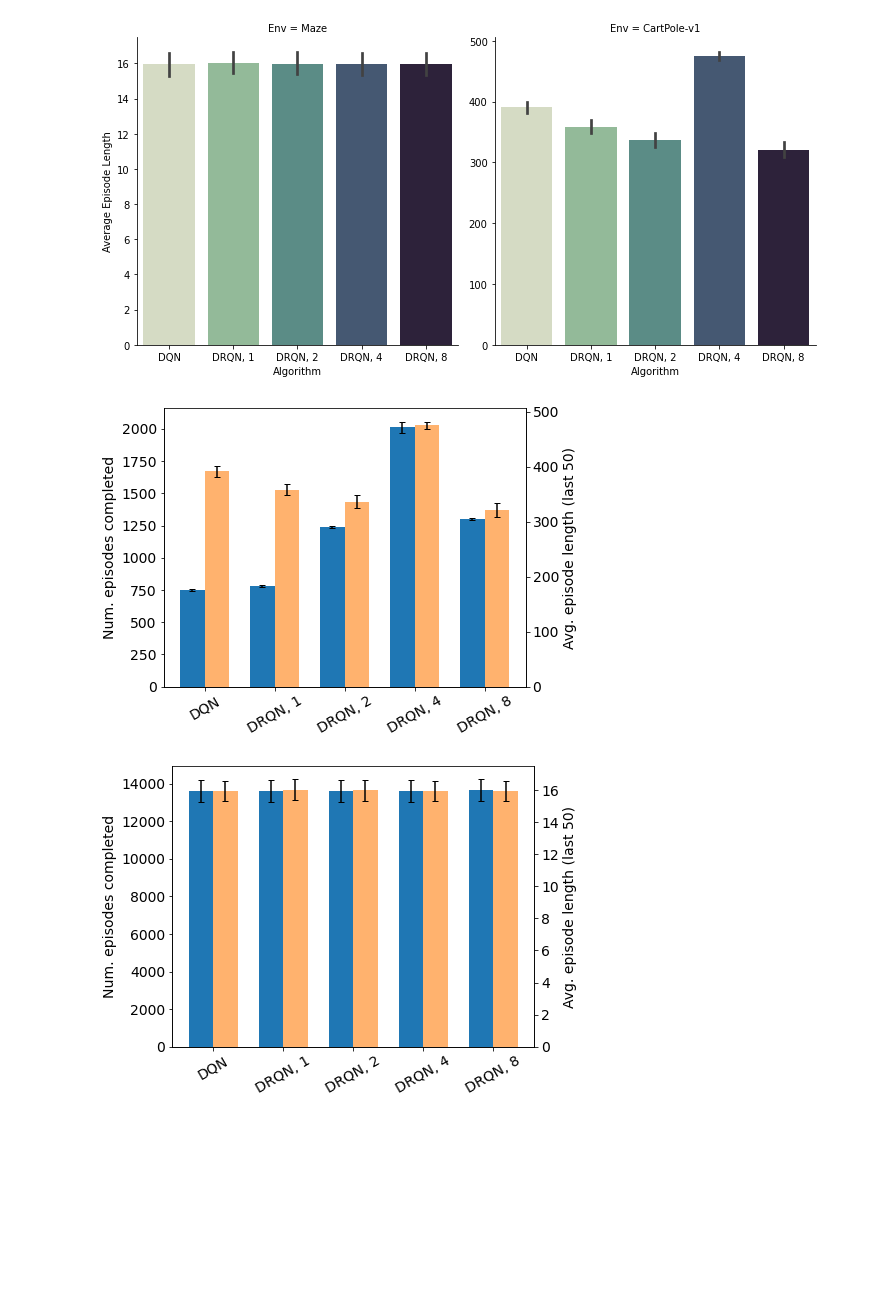
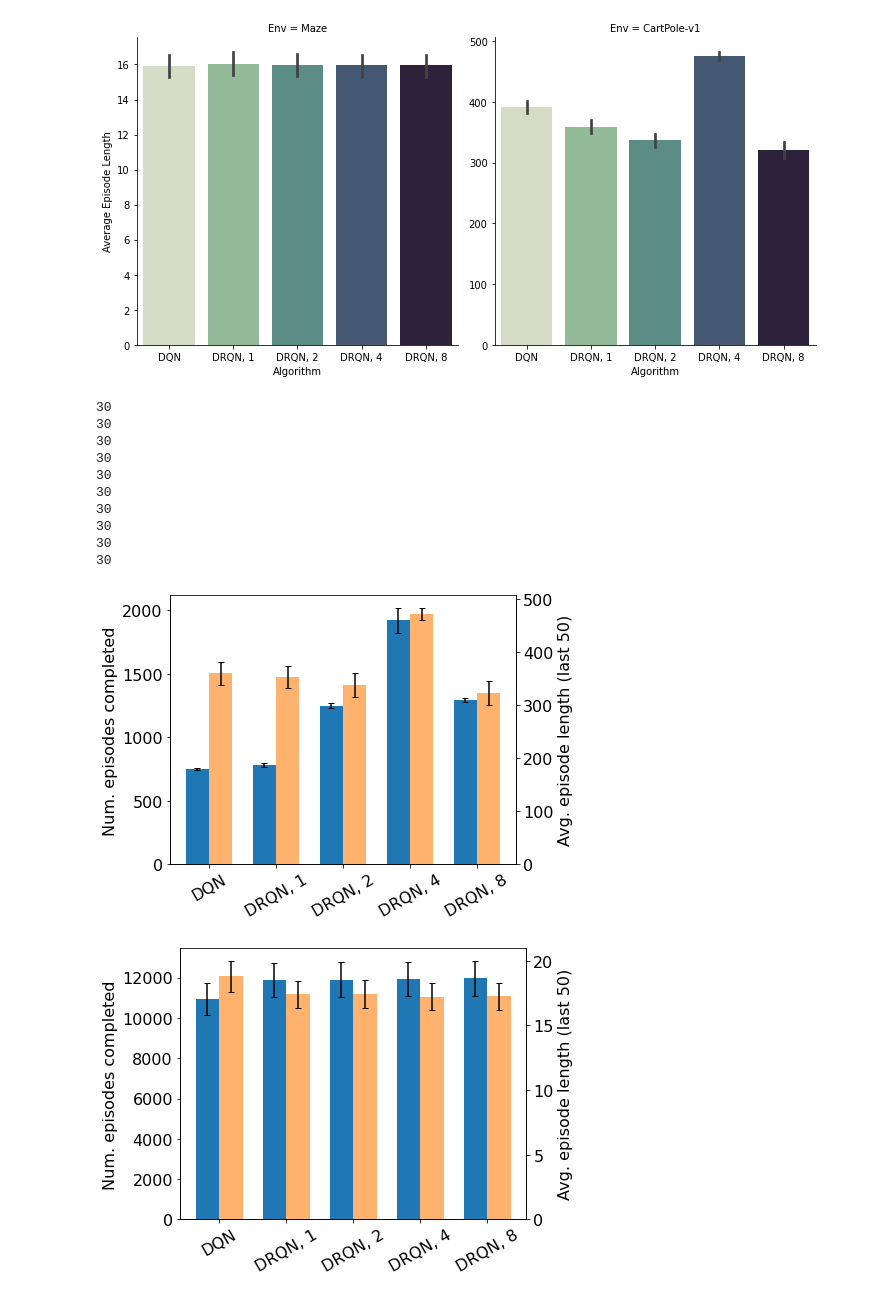
Before and after one commit to RevanMacQueen/DRQN, a Jupyter notebook: new_visualizations_2.ipynb, the cells around one changed output. Drawn from its saved outputs; the diff is of its cells as text; code cells hidden in the pictures; blank space fills up the shorter version.

```diff
--- a/new_visualizations_2.ipynb
+++ b/new_visualizations_2.ipynb
@@ -124,7 +147,9 @@ df_best, best_inds = get_best_data(df, df_mean, columns, 'Num Episodes')
 
 for env in df_best.Env.unique():
 
-    g = sns.barplot(x='Algorithm', y='Num Episodes', col='Env', data=df_best, kind='bar', ci=68, sharey=False)
+    print(env)
+    g = sns.barplot(x='Algorithm', y='Num Episodes',  data=df_best.loc[df_best['Env']==env], ci=68)
     g.set_ylabel("Number of Episodes Completed")
-    plt.savefig('figures/total_episodes_best_params.pdf', bbox_inches='tight')
+    plt.show()
+    #plt.savefig('figures/total_episodes_best_params.pdf', bbox_inches='tight')
 # %% [output]
@@ -182,23 +223,23 @@ params, num_episodes = extract_num_episodes(root, ['model_arch', 'env', 'seed',
 
 df1 = pd.DataFrame(params)
 df2 = pd.DataFrame(num_episodes)
-df_best = pd.concat([df1, df2], axis=1)
-df_best.columns = ['Model', 'Env', 'Seed', 'Learning Freq.', 'Target Update Freq.', 'L', 'Step Size', 'Buffer Size',
+df_best_100 = pd.concat([df1, df2], axis=1)
+df_best_100.columns = ['Model', 'Env', 'Seed', 'Learning Freq.', 'Target Update Freq.', 'L', 'Step Size', 'Buffer Size',
 'Num Episodes']
-df_best = df_best.drop(['Seed'],axis=1)
-df_best['Algorithm'] = df_best['Model'] + ', ' + df_best['L']
-df_best = df_best.drop(['Model', 'L' ], axis=1)
+df_best_100 = df_best_100.drop(['Seed'],axis=1)
+df_best_100['Algorithm'] = df_best_100['Model'] + ', ' + df_best_100['L']
+df_best_100 = df_best_100.drop(['Model', 'L' ], axis=1)
 
 columns = ['Algorithm', 'Env', 'Learning Freq.', 'Target Update Freq.', 'Step Size', 'Buffer Size'] #parameters
 
 # rename environments
-df_best = df_best.replace('envs:random_maze-v0', 'Maze')
+df_best_100 = df_best_100.replace('envs:random_maze-v0', 'Maze')
 
 # rename Algorithms
-df_best = df_best.replace('FFN, 10', 'DQN')
-df_best = df_best.replace('FFN, 1', 'DQN')
+df_best_100 = df_best_100.replace('FFN, 10', 'DQN')
+df_best_100 = df_best_100.replace('FFN, 1', 'DQN')
 
-df_best = df_best.replace('RNN, 1', 'DRQN, 1')
-df_best = df_best.replace('RNN, 2', 'DRQN, 2')
-df_best = df_best.replace('RNN, 4', 'DRQN, 4')
-df_best = df_best.replace('RNN, 8', 'DRQN, 8')
+df_best_100 = df_best_100.replace('RNN, 1', 'DRQN, 1')
+df_best_100 = df_best_100.replace('RNN, 2', 'DRQN, 2')
+df_best_100 = df_best_100.replace('RNN, 4', 'DRQN, 4')
+df_best_100 = df_best_100.replace('RNN, 8', 'DRQN, 8')
@@ -209,7 +259,7 @@ plt.savefig('figures/last_50_length_best_params.pdf', bbox_inches='tight')
 # %% [output]
 [figure]
 # %%
-df_temp = pd.concat([df_last.set_index(columns), df_best.set_index(columns)], axis=1)
+df_temp = pd.concat([df_last.set_index(columns), df_best_100.set_index(columns)], axis=1)
 df_temp = df_temp.reset_index()
 df_temp = df_temp.drop(['Learning Freq.', 'Target Update Freq.',  'Step Size', 'Buffer Size'], axis=1)
 df_temp = df_temp.melt(id_vars=['Algorithm', 'Env'], var_name = 'source', value_name='val')
@@ -239,40 +289,51 @@ for env in envs:
     data_num_episodes_to_plot = []
     data_ep_len_to_plot = []
     num_episodes_err = []
     ep_len_err = []
     scale = 1
 
     for alg in algs:
         data_num_episodes = data[np.where((data[:, 2] == 'Num Episodes') & (data[:, 1] ==env) & (data[:, 0] == alg))]
         data_ep_len = data[np.where((data[:, 2] == 'Average Episode Length') & (data[:, 1] ==env) & (data[:, 0] == alg))]
 
-        data_num_episodes_to_plot.append(np.mean(data_num_episodes[:, 3]))
-        data_ep_len_to_plot.append(np.mean(data_ep_len[:, 3]* scale ))
-        num_episodes_err.append(sem(data_num_episodes[:, 3]))
-        ep_len_err.append(sem(data_ep_len[:, 3]))
+        print(len(data_num_episodes[0:30, 3]))
+        data_num_episodes_to_plot.append(np.mean(data_num_episodes[0:30, 3]))
+        data_ep_len_to_plot.append(np.mean(data_ep_len[0:30, 3]* scale ))
+        num_episodes_err.append(sem(data_num_episodes[0:30, 3]))
+        ep_len_err.append(sem(data_ep_len[0:30, 3]))
 
     rects1 = ax.bar(x - width/2, data_num_episodes_to_plot, width, label='Overall Performance', color='tab:blue' )
     ax.errorbar(x - width/2, data_num_episodes_to_plot, yerr=num_episodes_err, ecolor='black', capsize=3, ls='none' )
 
     ax.set_ylabel('Num. episodes completed')
     #ax.set_title(env)
     ax.set_xticks(x)
     ax.set_xticklabels(algs, rotation=30)
     ax2 = ax.twinx()
     ax2.set_ylabel('Avg. episode length (last 50)')
 
     rects2 = ax2.bar(x + width/2, data_ep_len_to_plot, width, label='Final Performance', color='tab:orange', alpha = 0.6)
     ax2.errorbar(x + width/2, data_ep_len_to_plot, yerr=ep_len_err, ecolor='black', capsize=3, ls='none' )
 
     handles, labels = ax.get_legend_handles_labels()
     #fig.legend(handles, labels, loc='upper center')
     plt.xticks(rotation=290)
     fig.gca().spines['top'].set_visible(False)
     fig.tight_layout()
-    plt.savefig("figures/double_bar%s.pdf"%env, bbox_inches='tight')
+    plt.savefig("figures/double_bar_30%s.pdf"%env, bbox_inches='tight')
 # %% [output]
+30
+30
+30
+30
+30
+30
+30
+30
+30
+30
-[figure, old version]
+[figure, new version]
-[figure, old version]
+[figure, new version]
 # %%
 root = Path('results_best')
 filters = {
```
Also changed, not shown: parts of 9 cells of this notebook, 23 other files.
